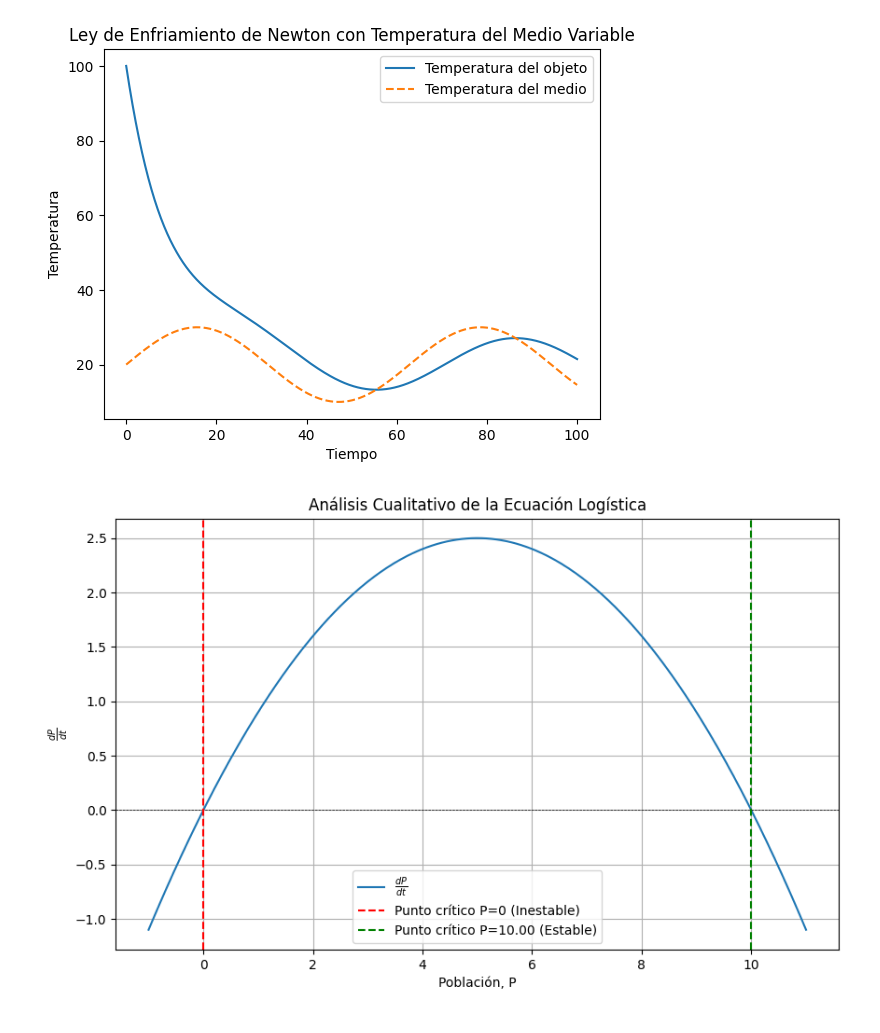
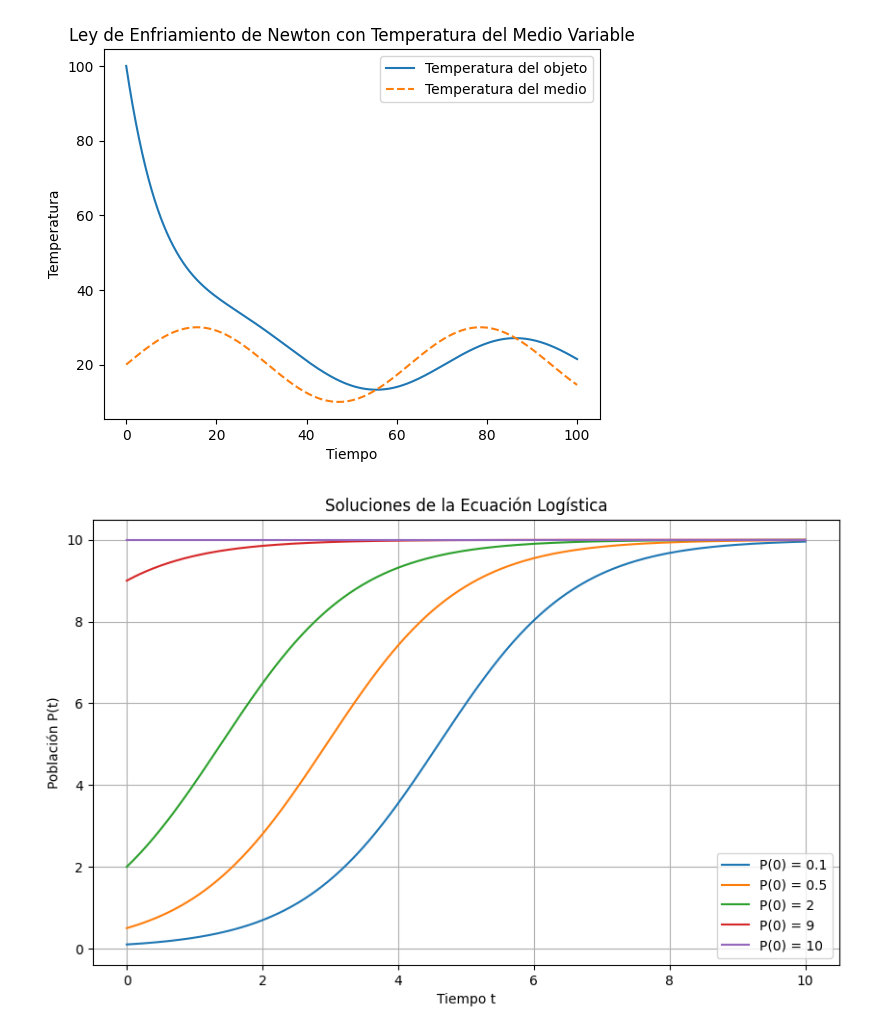
Before and after one commit to DenisOsses/CursoEdo, a Jupyter notebook: Ejercicios.ipynb, the cells around one changed output. Drawn from its saved outputs; the diff is of its cells as text; code cells hidden in the pictures.

```diff
--- a/Ejercicios.ipynb
+++ b/Ejercicios.ipynb
@@ -91,46 +91,37 @@ plt.title('Ley de Enfriamiento de Newton con Temperatura del Medio Variable')
 plt.show()
 # %% [output]
 [figure]
-# %%
-import numpy as np
-import matplotlib.pyplot as plt
-
-# Parámetros de la ecuación
-a = 1.0  # Tasa de crecimiento
-b = 0.1  # Tasa de competencia
-
-# Función para la derivada dP/dt
-def dP_dt(P):
-    return a * P - b * P**2
-
-# Encontrar puntos críticos
-P_critical = [0, a / b]
-
-# Analizar la estabilidad de los puntos críticos
-stability = []
-for P in P_critical:
-    derivative_at_P = a - 2 * b * P
-    if derivative_at_P < 0:
-        stability.append("Estable")
-    elif derivative_at_P > 0:
-        stability.append("Inestable")
-    else:
-        stability.append("Indeterminado")
-
-# Graficar el campo de pendientes
-P_vals = np.linspace(-1, a / b + 1, 400)
-dP_vals = dP_dt(P_vals)
-
-plt.figure(figsize=(10, 6))
-plt.plot(P_vals, dP_vals, label=r'$\frac{dP}{dt}$')
-plt.axhline(0, color='black', linewidth=0.5, linestyle='--')
-plt.axvline(P_critical[0], color='red', linestyle='--', label=f'Punto crítico P={P_critical[0]} ({stability[0]})')
-plt.axvline(P_critical[1], color='green', linestyle='--', label=f'Punto crítico P={P_critical[1]:.2f} ({stability[1]})')
-plt.xlabel('Población, P')
-plt.ylabel(r'$\frac{dP}{dt}$')
-plt.title('Análisis Cualitativo de la Ecuación Logística')
-plt.legend()
-plt.grid(True)
-plt.show()
-# %% [output]
-[figure, removed]
+# %%
+import numpy as np
+import matplotlib.pyplot as plt
+from scipy.integrate import odeint
+
+# Parámetros de la ecuación
+a = 1.0  # Tasa de crecimiento
+b = 0.1  # Tasa de competencia
+
+# Ecuación diferencial logística
+def logistica_ec(P, t):
+    return a * P - b * P**2
+
+# Tiempo para la integración
+t = np.linspace(0, 10, 400)
+
+# Condiciones iniciales diferentes
+P0_vals = [0.1, 0.5, 2, 9, 10]
+
+# Soluciones para cada condición inicial
+sols = [odeint(logistica_ec, P0, t) for P0 in P0_vals]
+
+# Graficar el las soluciones
+plt.figure(figsize=(10, 6))
+for i, P0 in enumerate(P0_vals):
+    plt.plot(t, sols[i], label=f'P(0) = {P0}')
+plt.xlabel('Tiempo t')
+plt.ylabel('Población P(t)')
+plt.title('Soluciones de la Ecuación Logística')
+plt.legend()
+plt.grid(True)
+plt.show()
+# %% [output]
+[figure, added]
```
Also changed, not shown: 14 other files.
